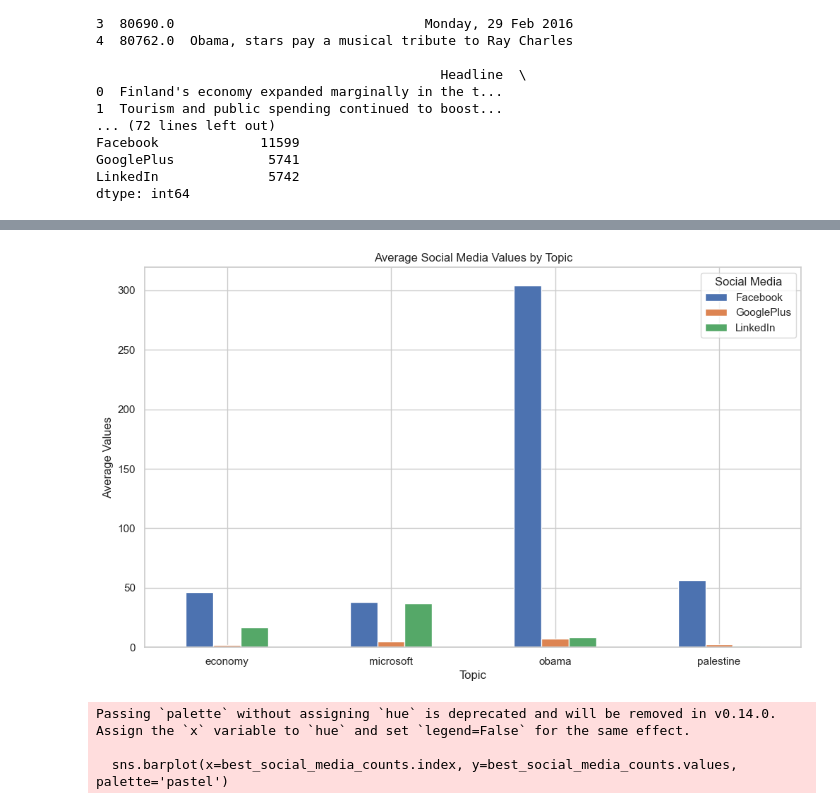
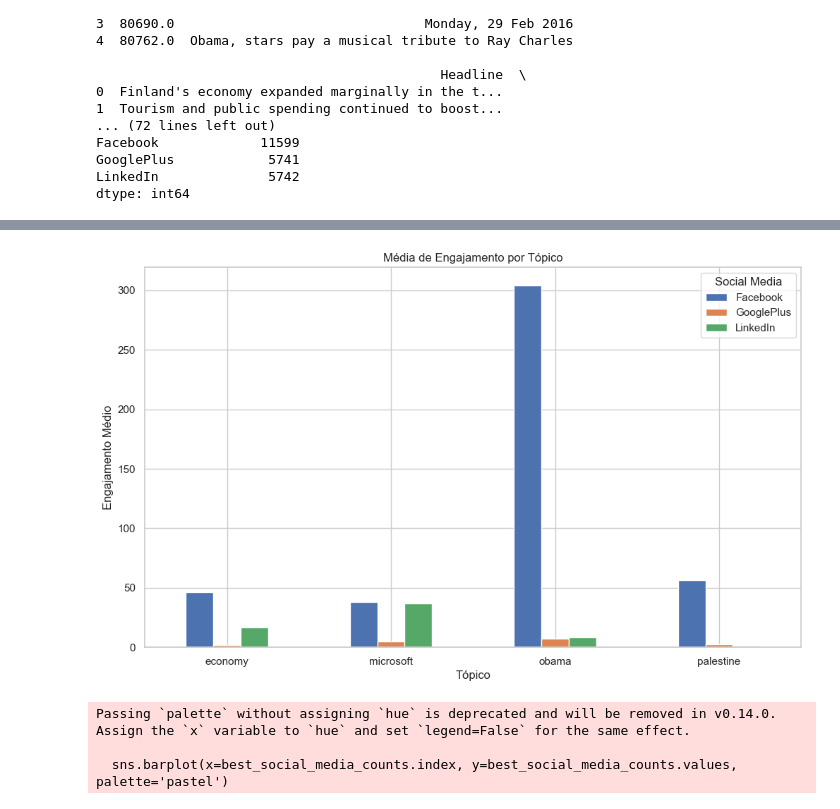
Before and after one commit to fabricioFolmer/data_analysis, a Jupyter notebook: AnaliseNews.ipynb, the cells around one changed output, grey strips where cells are left out. Saved outputs shown, nothing was run; the diff lists cells and outputs as text; code cells hidden in the pictures.

```diff
--- a/AnaliseNews.ipynb
+++ b/AnaliseNews.ipynb
@@ -16,15 +16,15 @@ print(f"Total de {len(df)} linhas e {len(df.columns)} colunas carregadas.")
 Total de 93236 linhas e 11 colunas carregadas.
 # %%
 
-# 2. Limpeza e Preparação dos Dados
+# Limpeza e Preparação dos Dados
 print("\n--- Limpando e Preparando os Dados ---")
 
 # Tipagem de dados - Colunas Datetime
 df['PublishDate'] = pd.to_datetime(df['PublishDate'], errors='coerce')
 
 # Tratar strings vazias em 'Topic' e 'Source'
-df['Headline'].replace('', 'Unknown', inplace=True)
-df['Source'].replace('', 'Unknown', inplace=True)
+df['Headline'] = df['Headline'].replace('', 'Unknown')
+df['Source'] = df['Source'].replace('', 'Unknown')
 
 # Tipagem de dados - Colunas Numéricas
 social_cols = ['Facebook', 'GooglePlus', 'LinkedIn']
@@ -169,18 +169,18 @@ ValueError: Invalid frequency: ME
 # %%
-# 6. Análise de Sentimento médio por rede social ('Facebook', 'GooglePlus', 'LinkedIn'),
+# Análise de Sentimento médio por rede social ('Facebook', 'GooglePlus', 'LinkedIn'),
 # Calcula o sentimento médio por valores de engajamento social para cada rede social
 
 # Calcula a média de engagamento por Rede Social, por tópico
 average_values = df.groupby('Topic')[['Facebook', 'GooglePlus', 'LinkedIn']].mean()
 
 # Exibe os resultados
 average_values.plot(kind='bar')
-plt.title('Average Social Media Values by Topic')
-plt.xlabel('Topic')
-plt.ylabel('Average Values')
+plt.title('Média de Engajamento por Tópico')
+plt.xlabel('Tópico')
+plt.ylabel('Engajamento Médio')
 plt.xticks(rotation=0)
 plt.legend(title='Social Media')
 plt.show()
 # %% [output]
-[figure, old version]
+[figure, new version]
 # %%
```
Also changed, not shown: parts of 6 cells of this notebook.
